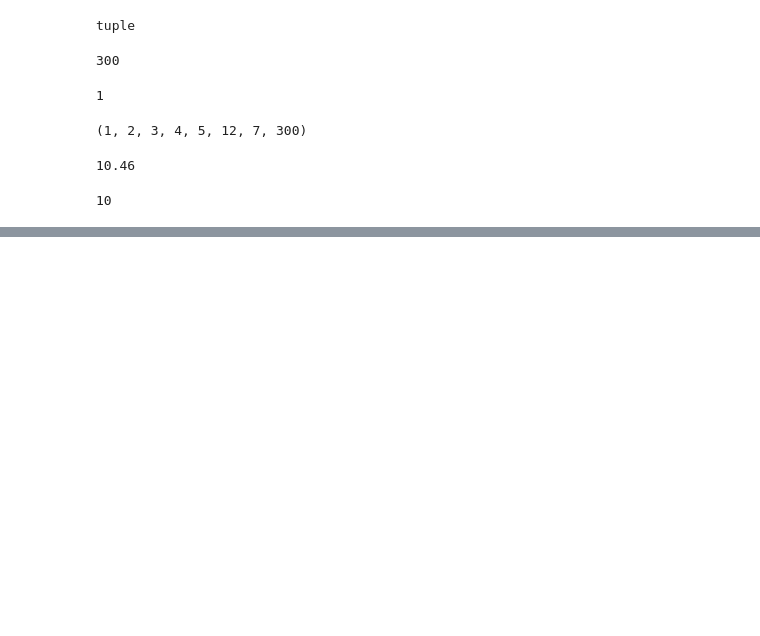
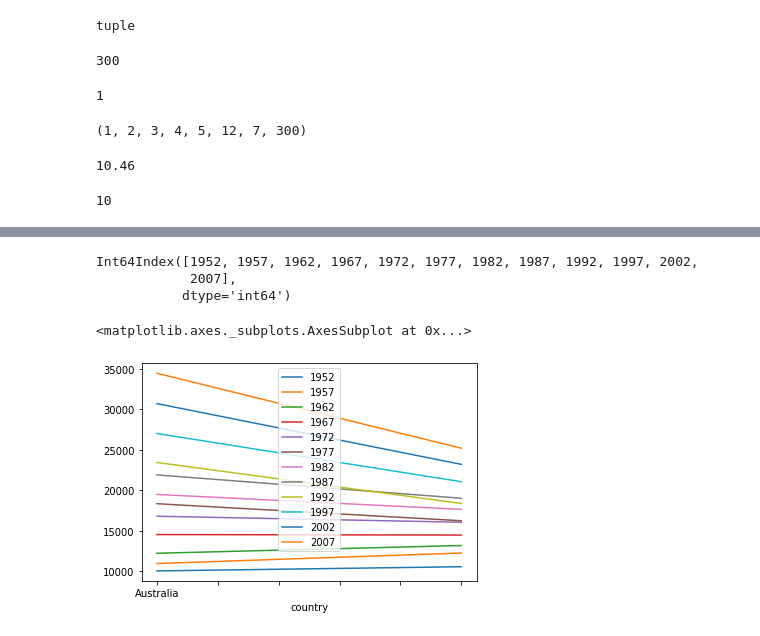
Before and after one commit to gausec/practcomp2022, a Jupyter notebook: PracComp2022.ipynb, the cells around one changed output, grey strips where cells are left out. Drawn from its saved outputs; the diff is of its cells as text; code cells hidden in the pictures; blank space fills up the shorter version.

```diff
--- a/PracComp2022.ipynb
+++ b/PracComp2022.ipynb
@@ -137,0 +384,3 @@ round(cat)
+# %%
+data = pd.read_csv('data/gapminder_gdp_oceania.csv', index_col= 'country')
+print(data)
@@ -137,0 +402,2 @@ round(cat)
+# %%
+years = data.columns.str.strip('gdpPercap_') # take our data columns and take off those characters
@@ -137,0 +470,13 @@ round(cat)
+# %%
+data.columns = years.astype(int) #changes em into numbers so we don't have words in the way/ changes it from string>integer
+# %%
+print(data.columns)
+# %% [output]
+Int64Index([1952, 1957, 1962, 1967, 1972, 1977, 1982, 1987, 1992, 1997, 2002,
+            2007],
+           dtype='int64')
+# %%
+data.plot() #makes no sense as is
+# %% [output]
+<matplotlib.axes._subplots.AxesSubplot at 0x...>
+[figure, added]
```
Also changed, not shown: parts of 49 cells of this notebook.
